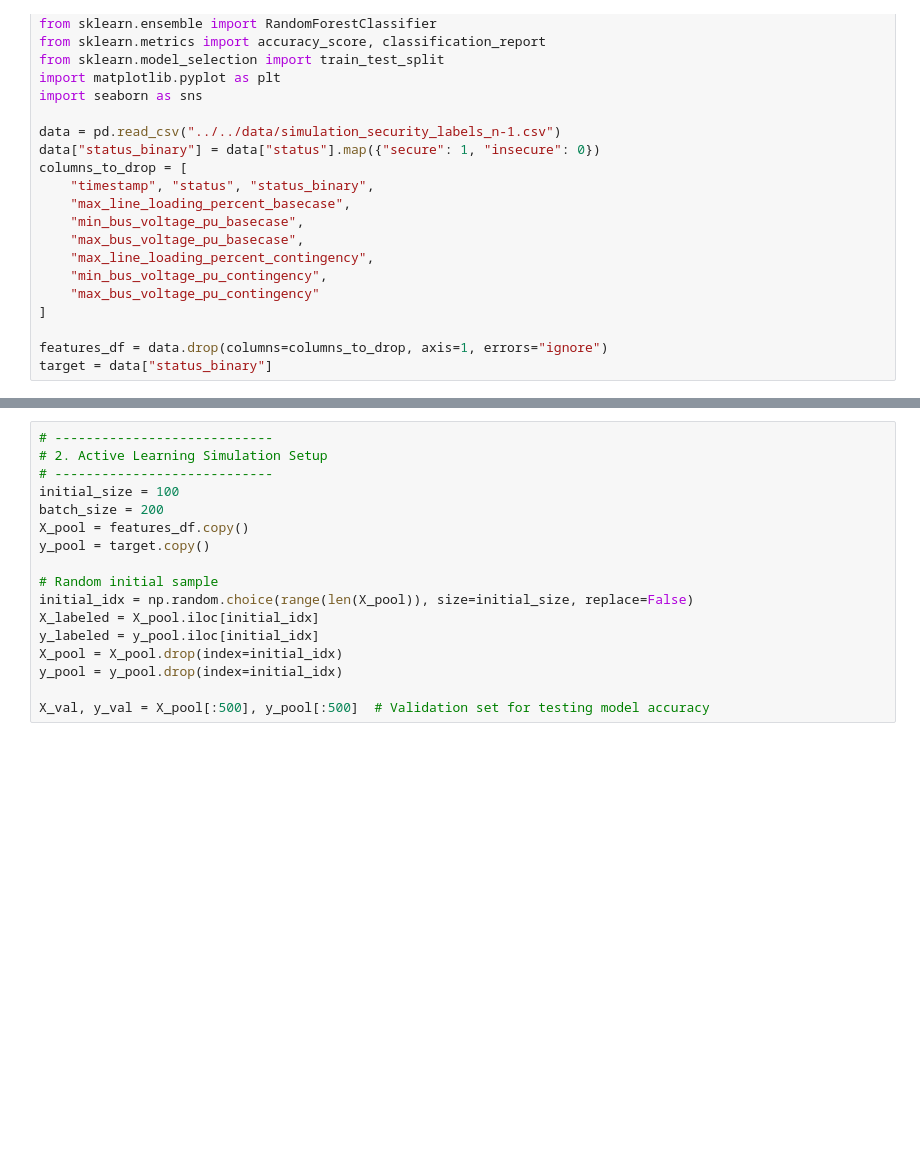
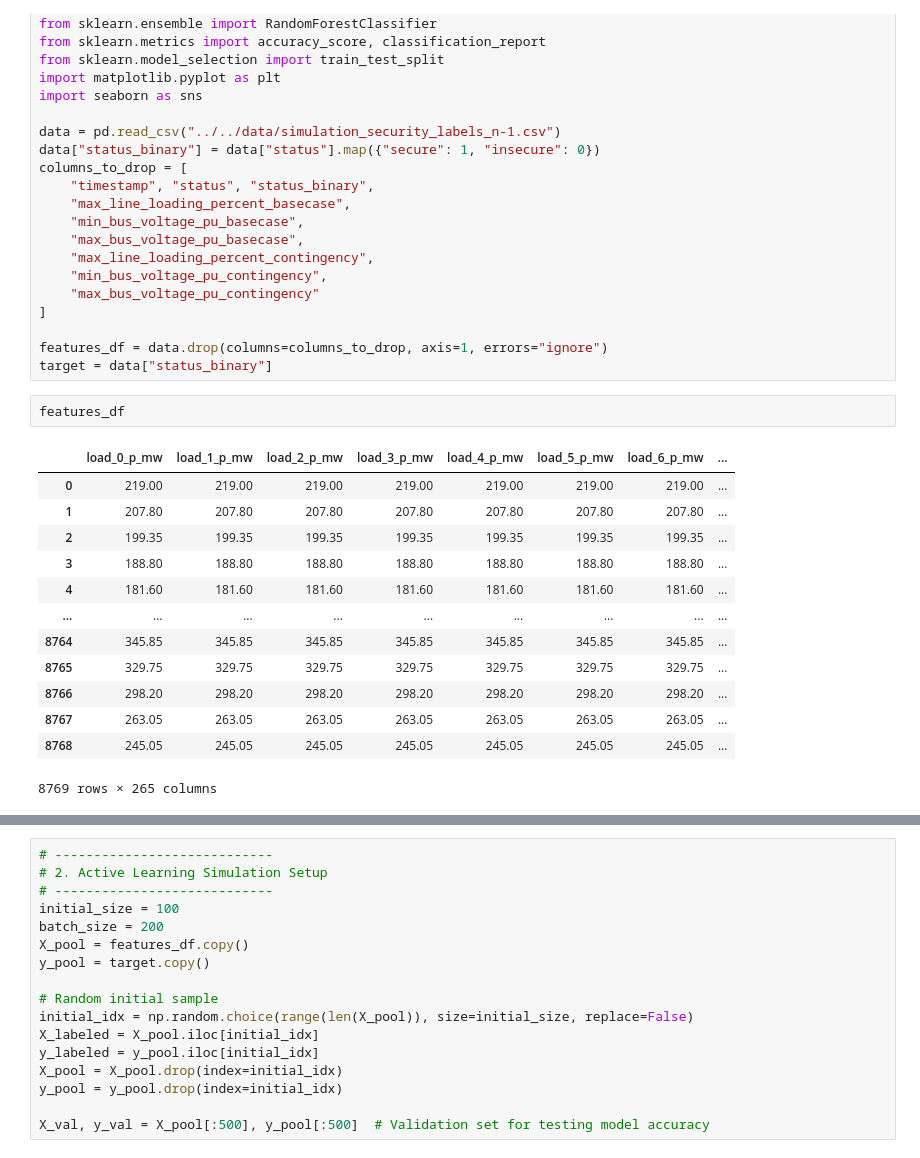
Before and after one commit to HumAIne-JSI/smart-energy-ea, a Jupyter notebook: notebooks/active_learning/active_learning_uncertainty_fixedsplit_v2.ipynb, the cells around one changed output, grey strips where cells are left out. Drawn from its saved outputs; the diff is of its cells as text; blank space fills up the shorter version.

```diff
--- a/notebooks/active_learning/active_learning_uncertainty_fixedsplit_v2.ipynb
+++ b/notebooks/active_learning/active_learning_uncertainty_fixedsplit_v2.ipynb
@@ -24,3 +24,19 @@ columns_to_drop = [
 
 features_df = data.drop(columns=columns_to_drop, axis=1, errors="ignore")
 target = data["status_binary"]
+# %%
+features_df
+# %% [output]
+|  | load_0_p_mw | load_1_p_mw | load_2_p_mw | load_3_p_mw | load_4_p_mw | load_5_p_mw | load_6_p_mw | ... |
+| 0 | 219.00 | 219.00 | 219.00 | 219.00 | 219.00 | 219.00 | 219.00 | ... |
+| 1 | 207.80 | 207.80 | 207.80 | 207.80 | 207.80 | 207.80 | 207.80 | ... |
+| 2 | 199.35 | 199.35 | 199.35 | 199.35 | 199.35 | 199.35 | 199.35 | ... |
+| 3 | 188.80 | 188.80 | 188.80 | 188.80 | 188.80 | 188.80 | 188.80 | ... |
+| 4 | 181.60 | 181.60 | 181.60 | 181.60 | 181.60 | 181.60 | 181.60 | ... |
+| ... | ... | ... | ... | ... | ... | ... | ... | ... |
+| 8764 | 345.85 | 345.85 | 345.85 | 345.85 | 345.85 | 345.85 | 345.85 | ... |
+| 8765 | 329.75 | 329.75 | 329.75 | 329.75 | 329.75 | 329.75 | 329.75 | ... |
+| 8766 | 298.20 | 298.20 | 298.20 | 298.20 | 298.20 | 298.20 | 298.20 | ... |
+| 8767 | 263.05 | 263.05 | 263.05 | 263.05 | 263.05 | 263.05 | 263.05 | ... |
+| 8768 | 245.05 | 245.05 | 245.05 | 245.05 | 245.05 | 245.05 | 245.05 | ... |
+8769 rows × 265 columns
```
Also changed, not shown: parts of 3 cells of this notebook, 31 other files.
